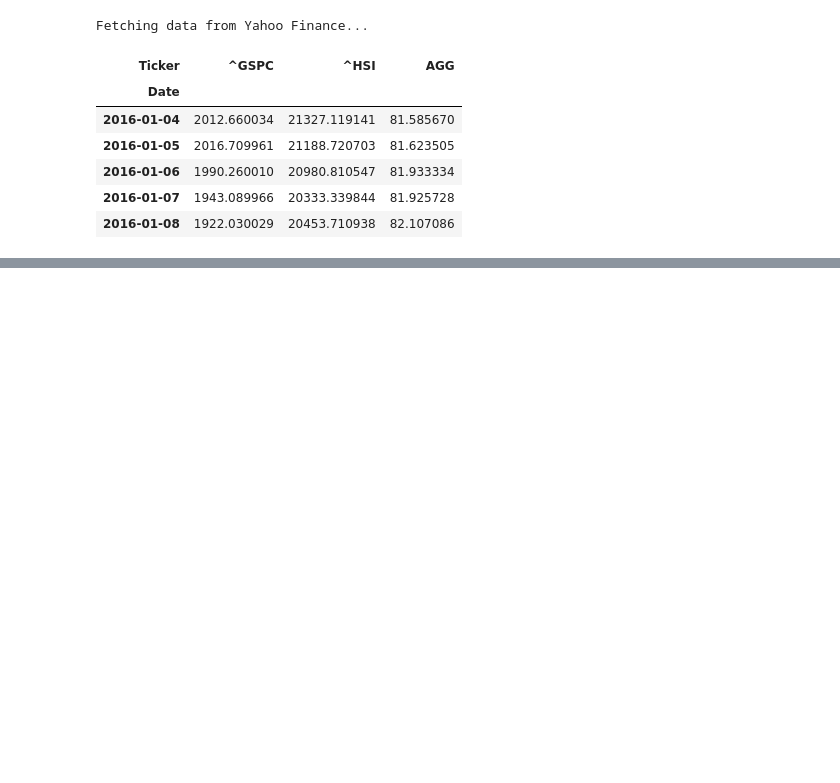
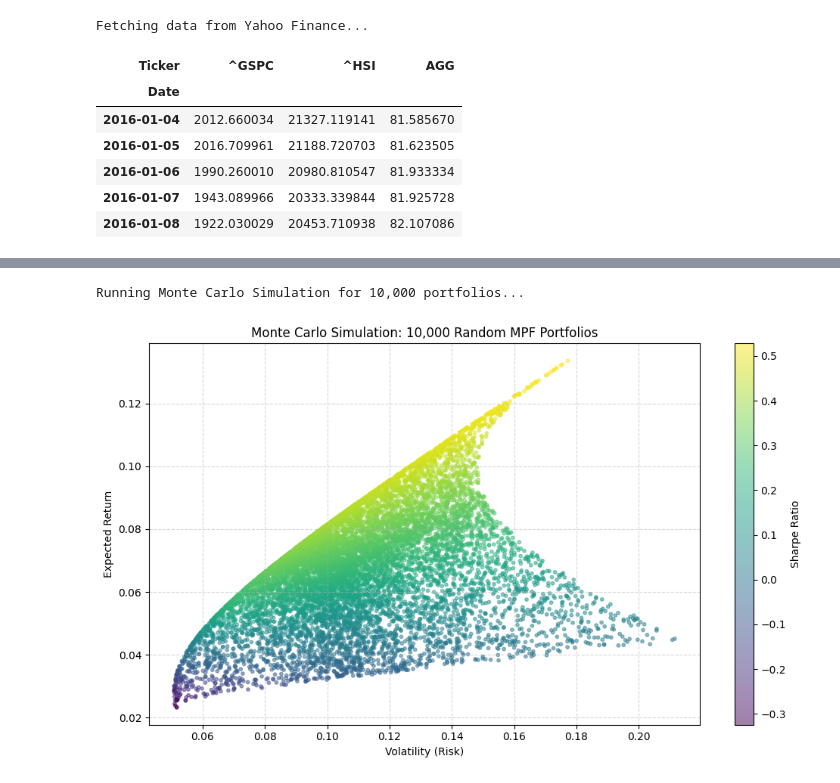
Before and after one commit to dcjznb/Optimizing-Macro-Asset-Allocation-for-Mandatory-Provident-Funds, a Jupyter notebook: MPF_Allocation.ipynb, the cells around one changed output, grey strips where cells are left out. Saved outputs shown, nothing was run; the diff lists cells and outputs as text; code cells hidden in the pictures; blank space fills up the shorter version.

```diff
--- a/MPF_Allocation.ipynb
+++ b/MPF_Allocation.ipynb
@@ -52,0 +52,13 @@ plt.show()
+# %%
+# 4. Calculate daily returns
+returns = clean_data.pct_change().dropna()
+
+# 5. Calculate annualized metrics (assuming 252 trading days in a year)
+trading_days = 252
+annual_returns = returns.mean() * trading_days
+annual_cov_matrix = returns.cov() * trading_days
+
+print("--- Annualized Expected Returns ---")
+display(pd.DataFrame(annual_returns, columns=['Expected Return']))
+print("\n--- Annualized Covariance Matrix ---")
+display(annual_cov_matrix)
@@ -52,0 +78,34 @@ plt.show()
+# %%
+# 6. Monte Carlo Simulation
+num_portfolios = 10000
+risk_free_rate = 0.04
+results = np.zeros((3, num_portfolios))
+all_weights = []
+
+print("Running Monte Carlo Simulation for 10,000 portfolios...")
+
+for i in range(num_portfolios):
+    weights = np.random.random(len(tickers))
+    weights /= np.sum(weights)
+    all_weights.append(weights)
+    port_return = np.sum(weights * annual_returns)
+    port_volatility = np.sqrt(np.dot(weights.T, np.dot(annual_cov_matrix, weights)))
+    results[0,i] = port_return
+    results[1,i] = port_volatility
+    results[2,i] = (port_return - risk_free_rate) / port_volatility
+results_df = pd.DataFrame(results.T, columns=['Return', 'Volatility', 'Sharpe'])
+
+# 7. Plot the simulated portfolios
+plt.figure(figsize=(10, 6))
+plt.scatter(results_df['Volatility'], results_df['Return'],
+            c=results_df['Sharpe'], cmap='viridis', marker='o', s=10, alpha=0.5)
+plt.colorbar(label='Sharpe Ratio')
+plt.xlabel('Volatility (Risk)')
+plt.ylabel('Expected Return')
+plt.title('Monte Carlo Simulation: 10,000 Random MPF Portfolios')
+plt.grid(True, linestyle='--', alpha=0.5)
+plt.tight_layout()
+plt.show()
+# %% [output]
+Running Monte Carlo Simulation for 10,000 portfolios...
+[figure, added]
```
Also changed, not shown: parts of 7 cells of this notebook, 1 other file.
